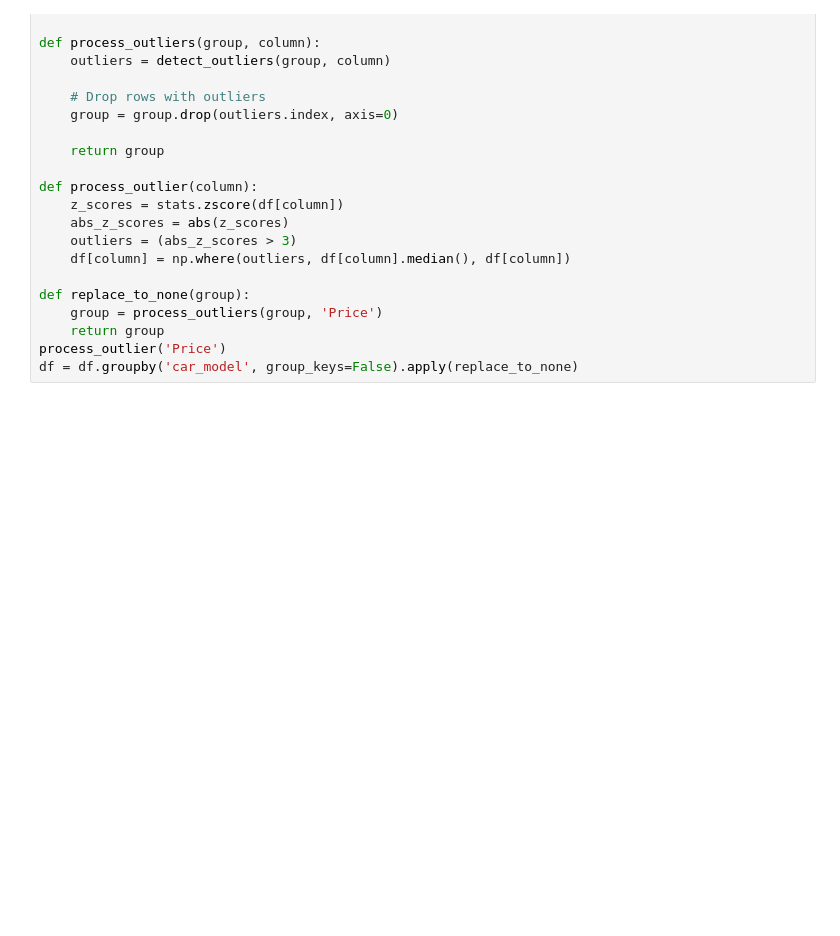
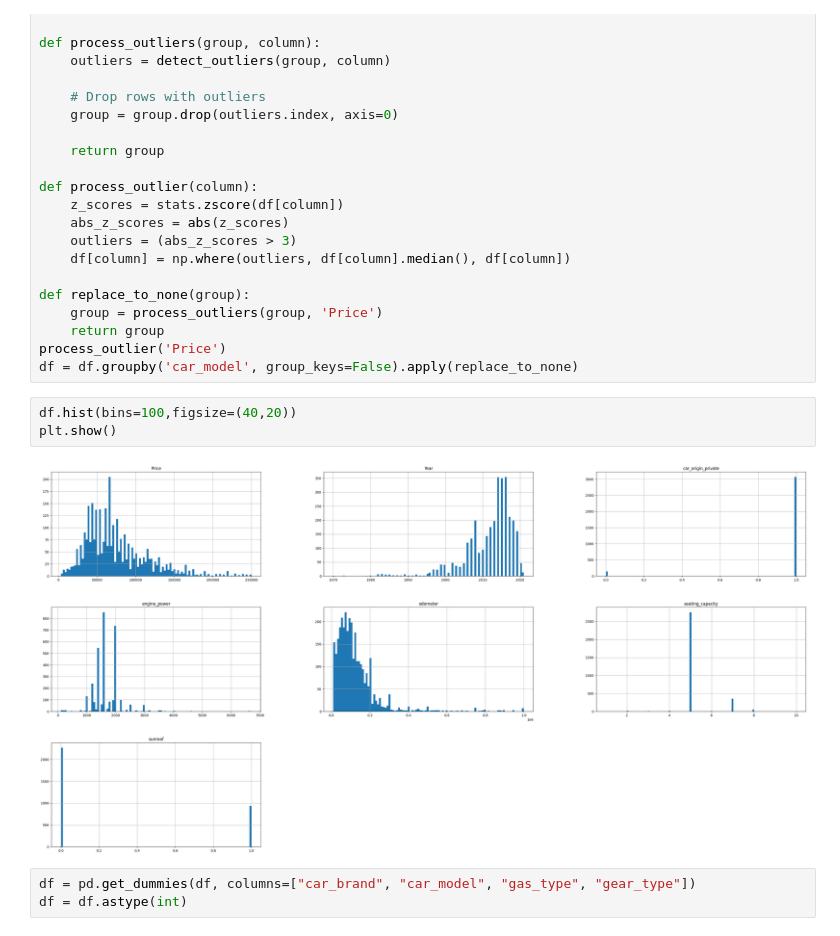
Before and after one commit to saifalaasabelaish/car-price-prediction-system, a Jupyter notebook: data_cleaning_code.ipynb, the cells around one changed output. Drawn from its saved outputs; the diff is of its cells as text; blank space fills up the shorter version.

Commit message:
the model is ready

```diff
--- a/data_cleaning_code.ipynb
+++ b/data_cleaning_code.ipynb
@@ -358,6 +370,14 @@ def replace_to_none(group):
     return group
 process_outlier('Price')
 df = df.groupby('car_model', group_keys=False).apply(replace_to_none)
+# %%
+df.hist(bins=100,figsize=(40,20))
+plt.show()
+# %% [output]
+[figure, added]
+# %%
+df = pd.get_dummies(df, columns=["car_brand", "car_model", "gas_type", "gear_type"])
+df = df.astype(int)
 # %%
 df
 # %% [output]
```
Also changed, not shown: parts of 12 cells of this notebook.
